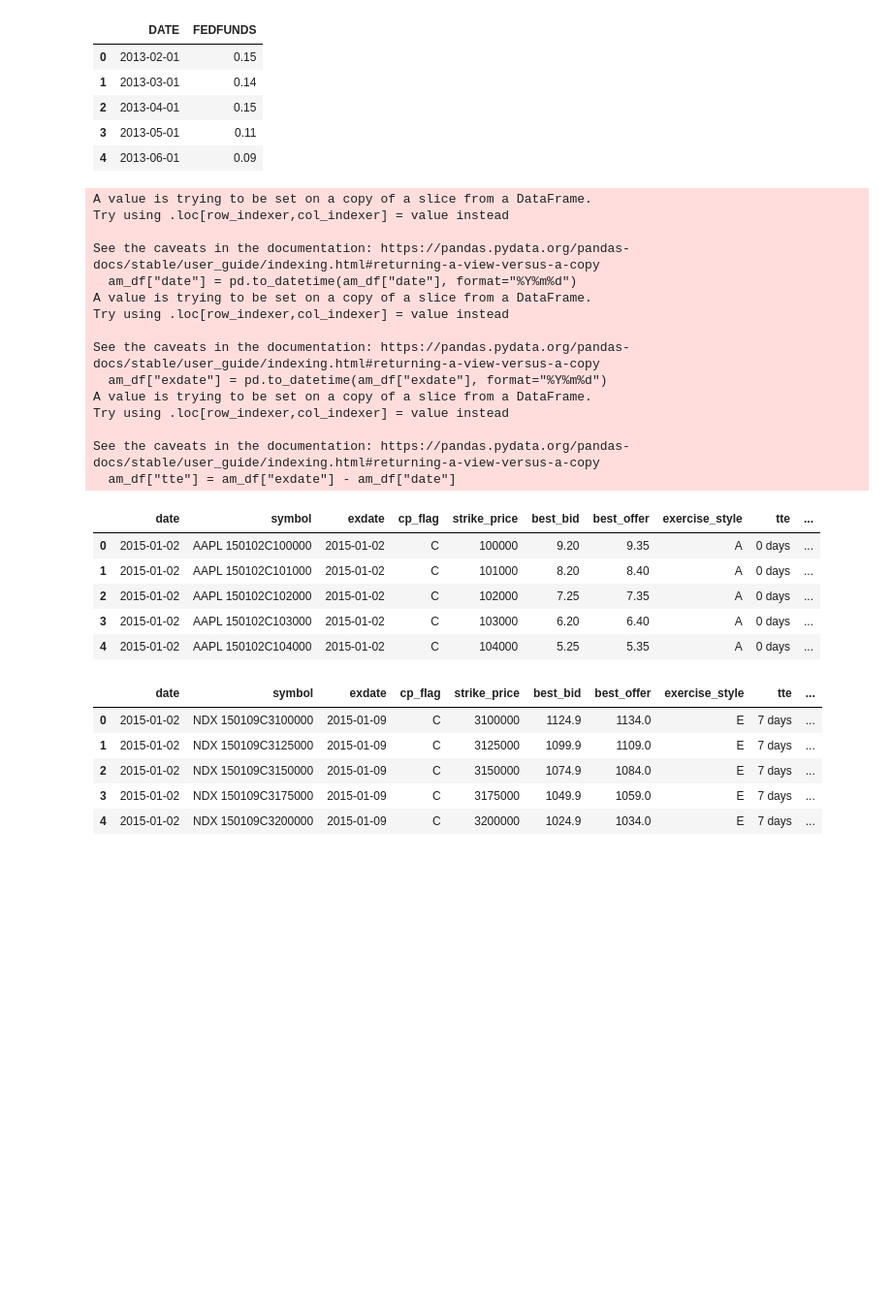
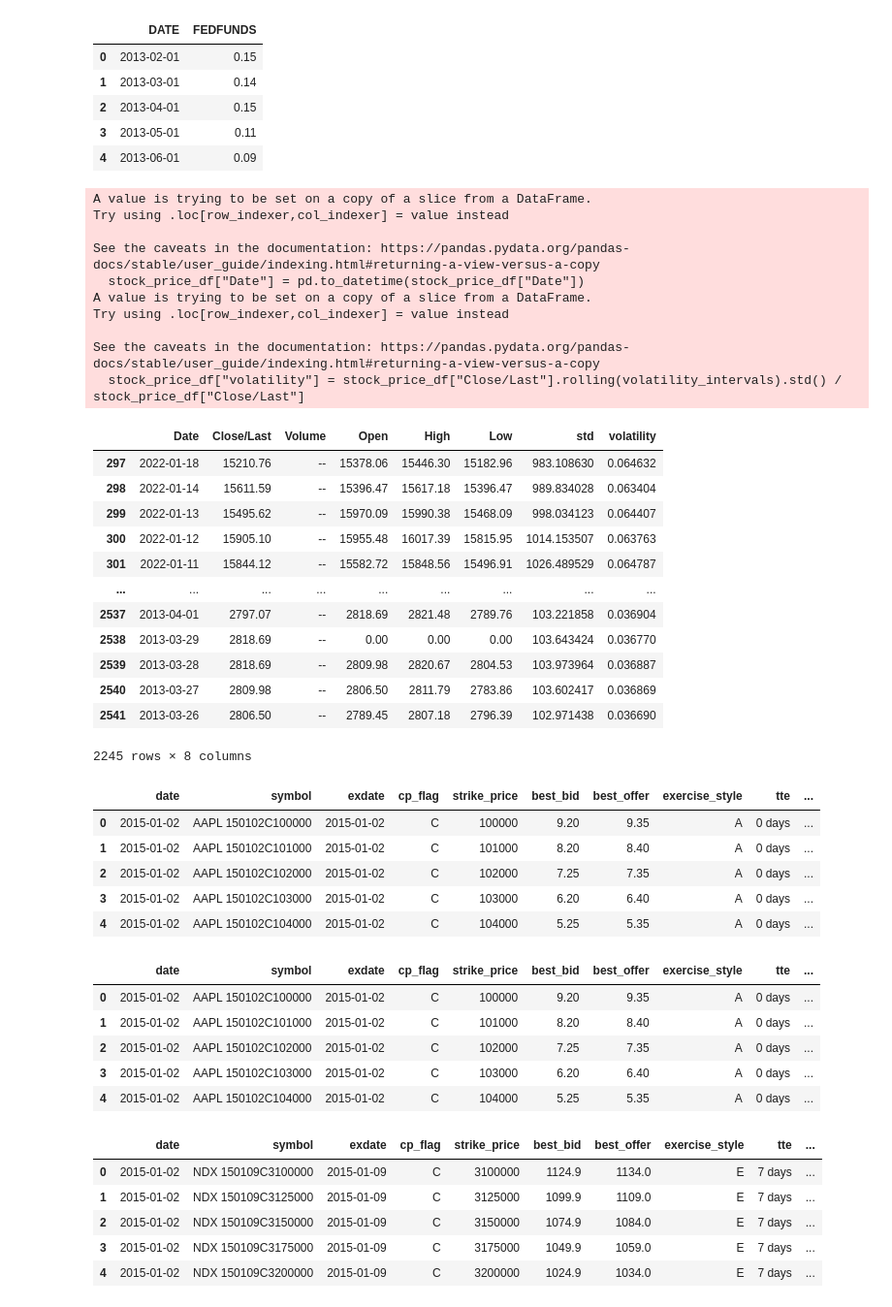
Before and after one commit to ili23/CDS-QF-Options-Pricing-Model, a Jupyter notebook: monte-carlo_model.ipynb, the cells around one changed output. Shown at 97% size. Saved outputs shown, nothing was run; the diff lists cells and outputs as text; code cells hidden in the pictures; blank space fills up the shorter version.

```diff
--- a/monte-carlo_model.ipynb
+++ b/monte-carlo_model.ipynb
@@ -10,7 +11,8 @@ import math
 am_df = pd.read_csv("data/american_stock.csv")
 eu_df = pd.read_csv("data/european_index.csv")
 rf_df = pd.read_csv("data/FEDFUNDS.csv")
-stock_price_df = pd.read_csv("data/stock_prices.csv")
+# stock_price_df = pd.read_csv("data/stock_prices.csv")
+stock_price_df = pd.read_csv("data/ndx_historical.csv")
 # %%
 rf_df["DATE"] = pd.to_datetime(rf_df["DATE"], format="%Y-%m-%d")
 rf_df.head()
@@ -21,6 +23,38 @@ rf_df.head()
 | 2 | 2013-04-01 | 0.15 |
 | 3 | 2013-05-01 | 0.11 |
 | 4 | 2013-06-01 | 0.09 |
+# %%
+# How many intervals to look back for when calculating volatility
+volatility_intervals = 100
+
+stock_price_df["Date"] = pd.to_datetime(stock_price_df["Date"])
+stock_price_df["volatility"] = stock_price_df["Close/Last"].rolling(volatility_intervals).std() / stock_price_df["Close/Last"]
+stock_price_df = stock_price_df.dropna()
+stock_price_df
+# %% [output]
+A value is trying to be set on a copy of a slice from a DataFrame.
+Try using .loc[row_indexer,col_indexer] = value instead
+
+See the caveats in the documentation: https://pandas.pydata.org/pandas-docs/stable/user_guide/indexing.html#returning-a-view-versus-a-copy
+  stock_price_df["Date"] = pd.to_datetime(stock_price_df["Date"])
+A value is trying to be set on a copy of a slice from a DataFrame.
+Try using .loc[row_indexer,col_indexer] = value instead
+
+See the caveats in the documentation: https://pandas.pydata.org/pandas-docs/stable/user_guide/indexing.html#returning-a-view-versus-a-copy
+  stock_price_df["volatility"] = stock_price_df["Close/Last"].rolling(volatility_intervals).std() / stock_price_df["Close/Last"]
+|  | Date | Close/Last | Volume | Open | High | Low | std | volatility |
+| 297 | 2022-01-18 | 15210.76 | -- | 15378.06 | 15446.30 | 15182.96 | 983.108630 | 0.064632 |
+| 298 | 2022-01-14 | 15611.59 | -- | 15396.47 | 15617.18 | 15396.47 | 989.834028 | 0.063404 |
+| 299 | 2022-01-13 | 15495.62 | -- | 15970.09 | 15990.38 | 15468.09 | 998.034123 | 0.064407 |
+| 300 | 2022-01-12 | 15905.10 | -- | 15955.48 | 16017.39 | 15815.95 | 1014.153507 | 0.063763 |
+| 301 | 2022-01-11 | 15844.12 | -- | 15582.72 | 15848.56 | 15496.91 | 1026.489529 | 0.064787 |
+| ... | ... | ... | ... | ... | ... | ... | ... | ... |
+| 2537 | 2013-04-01 | 2797.07 | -- | 2818.69 | 2821.48 | 2789.76 | 103.221858 | 0.036904 |
+| 2538 | 2013-03-29 | 2818.69 | -- | 0.00 | 0.00 | 0.00 | 103.643424 | 0.036770 |
+| 2539 | 2013-03-28 | 2818.69 | -- | 2809.98 | 2820.67 | 2804.53 | 103.973964 | 0.036887 |
+| 2540 | 2013-03-27 | 2809.98 | -- | 2806.50 | 2811.79 | 2783.86 | 103.602417 | 0.036869 |
+| 2541 | 2013-03-26 | 2806.50 | -- | 2789.45 | 2807.18 | 2796.39 | 102.971438 | 0.036690 |
+2245 rows × 8 columns
 # %%
 am_df = am_df[["date", "symbol", "exdate", "cp_flag", "strike_price", "best_bid", "best_offer", "exercise_style"]]
 am_df["date"] = pd.to_datetime(am_df["date"], format="%Y%m%d")
@@ -28,29 +62,22 @@ am_df["exdate"] = pd.to_datetime(am_df["exdate"], format="%Y%m%d")
 am_df["tte"] = am_df["exdate"] - am_df["date"]
 am_df["rf_join_date"] = pd.to_datetime(am_df["date"].apply(lambda x: datetime.date(x.year, x.month, 1)))
 am_df = pd.merge(am_df, rf_df, left_on="rf_join_date", right_on="DATE")
+am_df = pd.merge(am_df, stock_price_df, left_on="date", right_on="Date")
+am_df = am_df[["date", "symbol", "exdate", "cp_flag", "strike_price", "best_bid", "best_offer", "exercise_style", "tte", "Close/Last", "FEDFUNDS", "volatility"]]
 am_df.head()
 # %% [output]
-A value is trying to be set on a copy of a slice from a DataFrame.
-Try using .loc[row_indexer,col_indexer] = value instead
-
-See the caveats in the documentation: https://pandas.pydata.org/pandas-docs/stable/user_guide/indexing.html#returning-a-view-versus-a-copy
-  am_df["date"] = pd.to_datetime(am_df["date"], format="%Y%m%d")
-A value is trying to be set on a copy of a slice from a DataFrame.
-Try using .loc[row_indexer,col_indexer] = value instead
-
-See the caveats in the documentation: https://pandas.pydata.org/pandas-docs/stable/user_guide/indexing.html#returning-a-view-versus-a-copy
-  am_df["exdate"] = pd.to_datetime(am_df["exdate"], format="%Y%m%d")
-A value is trying to be set on a copy of a slice from a DataFrame.
-Try using .loc[row_indexer,col_indexer] = value instead
-
-See the caveats in the documentation: https://pandas.pydata.org/pandas-docs/stable/user_guide/indexing.html#returning-a-view-versus-a-copy
-  am_df["tte"] = am_df["exdate"] - am_df["date"]
 |  | date | symbol | exdate | cp_flag | strike_price | best_bid | best_offer | exercise_style | tte | ... |
 | 0 | 2015-01-02 | AAPL 150102C100000 | 2015-01-02 | C | 100000 | 9.20 | 9.35 | A | 0 days | ... |
 | 1 | 2015-01-02 | AAPL 150102C101000 | 2015-01-02 | C | 101000 | 8.20 | 8.40 | A | 0 days | ... |
 | 2 | 2015-01-02 | AAPL 150102C102000 | 2015-01-02 | C | 102000 | 7.25 | 7.35 | A | 0 days | ... |
 | 3 | 2015-01-02 | AAPL 150102C103000 | 2015-01-02 | C | 103000 | 6.20 | 6.40 | A | 0 days | ... |
 | 4 | 2015-01-02 | AAPL 150102C104000 | 2015-01-02 | C | 104000 | 5.25 | 5.35 | A | 0 days | ... |
+|  | date | symbol | exdate | cp_flag | strike_price | best_bid | best_offer | exercise_style | tte | ... |
+| 0 | 2015-01-02 | AAPL 150102C100000 | 2015-01-02 | C | 100000 | 9.20 | 9.35 | A | 0 days | ... |
+| 1 | 2015-01-02 | AAPL 150102C101000 | 2015-01-02 | C | 101000 | 8.20 | 8.40 | A | 0 days | ... |
+| 2 | 2015-01-02 | AAPL 150102C102000 | 2015-01-02 | C | 102000 | 7.25 | 7.35 | A | 0 days | ... |
+| 3 | 2015-01-02 | AAPL 150102C103000 | 2015-01-02 | C | 103000 | 6.20 | 6.40 | A | 0 days | ... |
+| 4 | 2015-01-02 | AAPL 150102C104000 | 2015-01-02 | C | 104000 | 5.25 | 5.35 | A | 0 days | ... |
 # %%
 eu_df = eu_df[["date", "symbol", "exdate", "cp_flag", "strike_price", "best_bid", "best_offer", "exercise_style"]]
 eu_df["date"] = pd.to_datetime(eu_df["date"], format="%Y%m%d")
```
Also changed, not shown: parts of 9 cells of this notebook.
